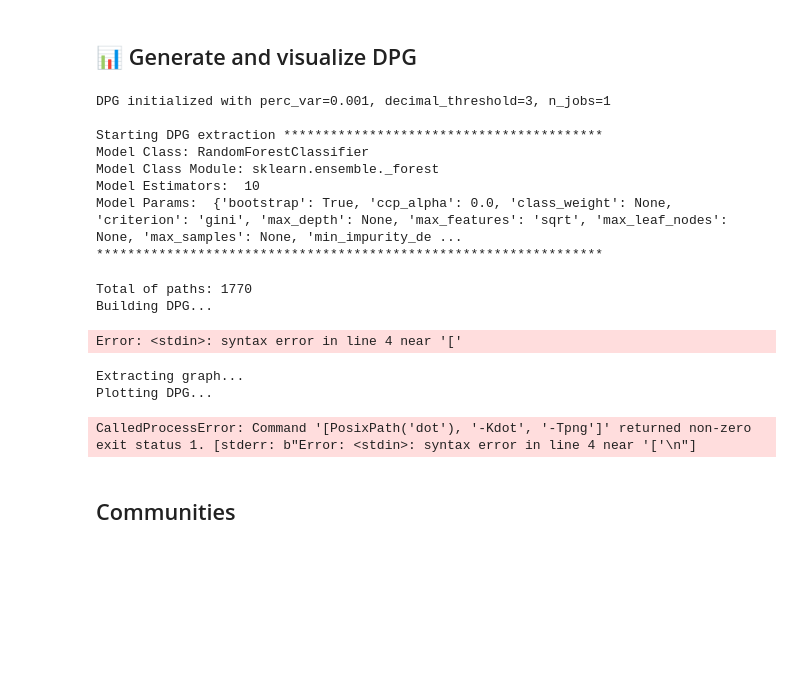
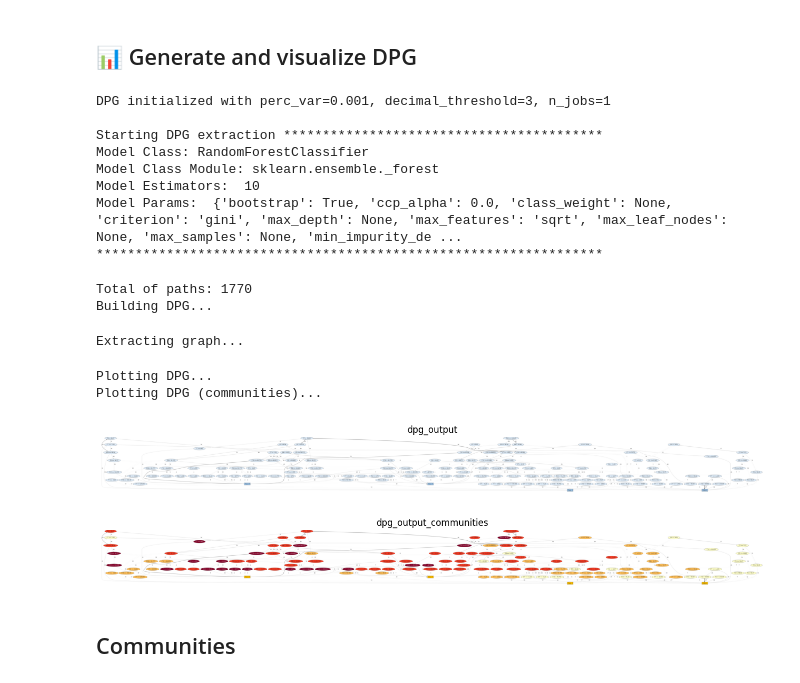
Before and after one commit to Meta-Group/DPG, a Jupyter notebook: examples/example_dpg_notebook.ipynb, the cells around one changed output. Cells and saved outputs as stored; diff of their text form; code cells hidden in the pictures; blank space fills up the shorter version.

```diff
--- a/examples/example_dpg_notebook.ipynb
+++ b/examples/example_dpg_notebook.ipynb
@@ -48,8 +50,6 @@ RandomForestClassifier(n_estimators=10, random_state=27)
 # %% [markdown]
 ## 📊 Generate and visualize DPG
 # %%
-import re
-
 feature_names = X.columns.tolist()
 class_names = np.unique(y).astype(str).tolist()
 
@@ -59,72 +59,49 @@ dpg = DecisionPredicateGraph(
     target_names=class_names,
     dpg_config={"dpg": {"default": {"perc_var": 0.001, "decimal_threshold": 3, "n_jobs": 1}}}
 )
+
 dot = dpg.fit(X.values)
 
-# Sanitize node labels for Graphviz (avoids "syntax error near [" in Colab)
-def _sanitize_node_line(line: str) -> str:
-    if "->" in line or "label=" not in line:
-        return line
-    # force label to be quoted, then escape [ and ] inside it
-    m = re.search(r'label=([^ ]+)', line)
-    if not m:
-        return line
-    raw = m.group(1).strip('"')
-    raw = raw.replace("\\", "\\\\").replace('"', '\\"').replace("[", "\\[").replace("]", "\\]")
-    return line.replace(m.group(1), f'"{raw}"')
-
-dot.body = [_sanitize_node_line(l) for l in dot.body]
-
+# Use Digraph for metrics
 dpg_model, nodes_list = dpg.to_networkx(dot)
-
-# Ensure all nodes have labels for downstream metrics
-node_ids = {str(n) for n in dpg_model.nodes()}
-known_ids = {str(n[0]) for n in nodes_list}
-missing = node_ids - known_ids
-if missing:
-    nodes_list = nodes_list + [[mid, mid] for mid in sorted(missing)]
-
-dpg_metrics = GraphMetrics.extract_graph_metrics(
-    dpg_model,
-    nodes_list,
-    target_names=class_names,
-)
+dpg_metrics = GraphMetrics.extract_graph_metrics(dpg_model, nodes_list, target_names=class_names)
 df_nodes = NodeMetrics.extract_node_metrics(dpg_model, nodes_list)
 df_edges = get_dpg_edge_metrics(dpg_model, nodes_list)
 
 plot_dpg(
     "dpg_output",
     dot,
     df_nodes,
     df_edges,
     save_dir="../results",
     class_flag=False,
 )
 
 plot_dpg_communities(
     "dpg_output",
     dot,
     df_nodes,
     dpg_metrics,
     save_dir="../results",
     class_flag=True,
     df_edges=df_edges,
 )
 # %% [output]
 DPG initialized with perc_var=0.001, decimal_threshold=3, n_jobs=1
 
 Starting DPG extraction *****************************************
 Model Class: RandomForestClassifier
 Model Class Module: sklearn.ensemble._forest
 Model Estimators:  10
 Model Params:  {'bootstrap': True, 'ccp_alpha': 0.0, 'class_weight': None, 'criterion': 'gini', 'max_depth': None, 'max_features': 'sqrt', 'max_leaf_nodes': None, 'max_samples': None, 'min_impurity_de ...
 *****************************************************************
 Total of paths: 1770
 Building DPG...
-Error: <stdin>: syntax error in line 4 near '['
+Extracting graph...
-Extracting graph...
 Plotting DPG...
+Plotting DPG (communities)...
-CalledProcessError: Command '[PosixPath('dot'), '-Kdot', '-Tpng']' returned non-zero exit status 1. [stderr: b"Error: <stdin>: syntax error in line 4 near '['\n"]
+[figure, added]
+[figure, added]
 # %% [markdown]
 ## Communities
 # %%
```
Also changed, not shown: parts of 4 cells of this notebook, 1 other file.
